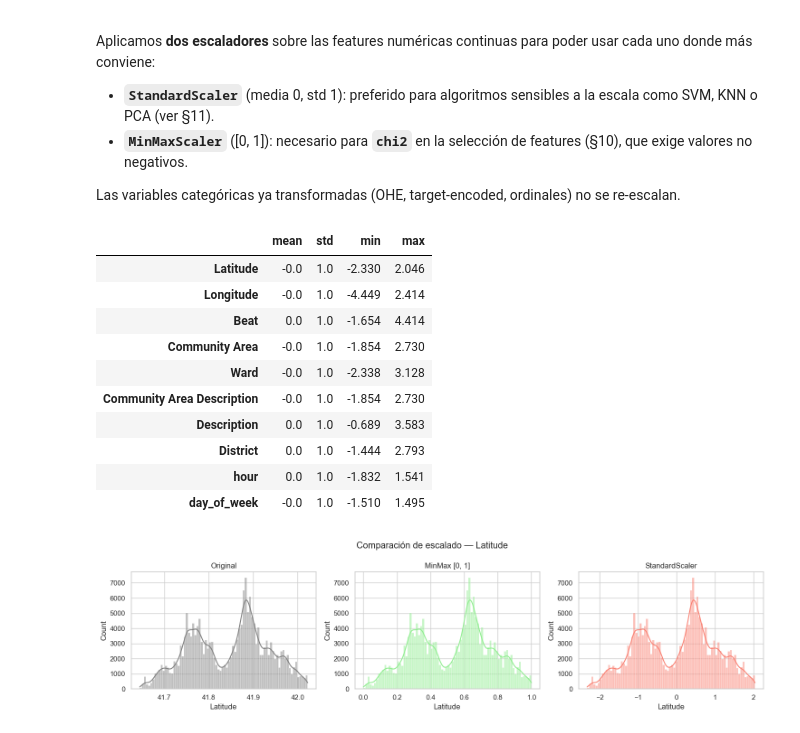
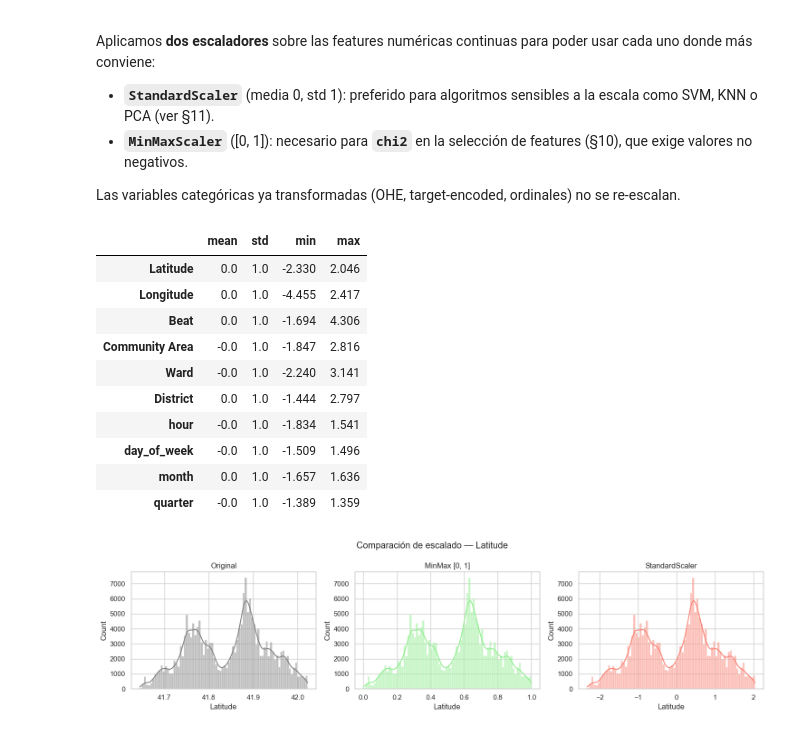
Before and after one commit to francomor/ceia-analisis-de-datos-tp-final, a Jupyter notebook: 2.tp_final_parte2_fran.ipynb, the cells around one changed output. Cells and saved outputs as stored; diff of their text form; code cells hidden in the pictures.

```diff
--- a/2.tp_final_parte2_fran.ipynb
+++ b/2.tp_final_parte2_fran.ipynb
@@ -274,18 +276,13 @@ missing_pct[missing_pct > 0].round(3).to_frame('% faltante')
 # %%
 num_coords = ['Latitude', 'Longitude']
-cat_text   = ['Location Description']
 
 imp_median = SimpleImputer(strategy='median')
-imp_unk    = SimpleImputer(strategy='constant', fill_value='UNKNOWN')
 
 X_train[num_coords] = imp_median.fit_transform(X_train[num_coords])
 X_test[num_coords]  = imp_median.transform(X_test[num_coords])
 
-X_train[cat_text] = imp_unk.fit_transform(X_train[cat_text])
-X_test[cat_text]  = imp_unk.transform(X_test[cat_text])
-
-assert X_train[num_coords + cat_text].isna().sum().sum() == 0
-assert X_test[num_coords + cat_text].isna().sum().sum() == 0
+assert X_train[num_coords].isna().sum().sum() == 0
+assert X_test[num_coords].isna().sum().sum() == 0
 print('Imputación completada. Faltantes restantes (por columna):')
 print(X_train.isna().sum()[X_train.isna().sum() > 0])
 # %% [output]
@@ -353,9 +346,11 @@ Estrategia por cardinalidad:
 X_train['Domestic'] = X_train['Domestic'].astype(int)
 X_test['Domestic']  = X_test['Domestic'].astype(int)
 
-# Reducir cardinalidad de Location Description a top-20 + OTHER
-top_loc = X_train['Location Description'].value_counts().head(20).index
-X_train['Location Description'] = X_train['Location Description'].where(
-    X_train['Location Description'].isin(top_loc), 'OTHER')
-X_test['Location Description'] = X_test['Location Description'].where(
-    X_test['Location Description'].isin(top_loc), 'OTHER')
+# Check de cardinalidad — valida la asignación de técnica de codificación.
+cat_cols = ['Primary Type', 'FBI Code', 'Beat', 'Community Area', 'Ward']
+card = pd.Series(
+    {c: X_train[c].nunique(dropna=False) for c in cat_cols},
+    name='cardinalidad'
+).sort_values()
+print('Cardinalidad de variables categóricas (en train):')
+print(card)
@@ -362,6 +365,6 @@ X_test['Location Description'] = X_test['Location Description'].where(
 # %%
 # One-Hot Encoding de baja cardinalidad
-cat_ohe = ['Primary Type', 'FBI Code', 'Location Description']
+cat_ohe = ['Primary Type', 'FBI Code']
 ohe = OneHotEncoder(cols=cat_ohe, use_cat_names=True, handle_unknown='value', handle_missing='value')
 X_train = ohe.fit_transform(X_train)
 X_test  = ohe.transform(X_test)
@@ -372,17 +375,6 @@ Tras OHE — X_train: (188926, 91) | X_test: (47232, 91)
 # %%
 # Target Encoding de alta cardinalidad (fit con y_train).
-#
-# Parámetro 'smoothing': controla el shrinkage bayesiano hacia la media global y_train.mean().
-# Para cada categoría c con n_c observaciones:
-#     enc(c) = (n_c * rate(c) + smoothing * prior) / (n_c + smoothing)
-# - smoothing bajo (→ 0) confía 100% en la tasa empírica de la categoría → riesgo de sobreajuste
-#   en categorías con pocas observaciones.
-# - smoothing alto (→ ∞) colapsa todas las categorías al prior → pierde señal.
-# Con ~150k filas de train y cardinalidades de 'Beat'/'Community Area' del orden de cientos,
-# el número medio de observaciones por categoría es decenas/cientos. smoothing=10 asegura que
-# categorías con <10 observaciones (las más propensas a ruido) se "pesen" más hacia el prior
-# mientras que las categorías numerosas preservan su tasa empírica.
-cat_te = ['Beat', 'Community Area', 'Ward', 'Community Area Description', 'Description']
+cat_te = ['Beat', 'Community Area', 'Ward']
 te = TargetEncoder(cols=cat_te, smoothing=10.0)
 X_train = te.fit_transform(X_train, y_train)
 X_test  = te.transform(X_test)
@@ -433,52 +435,52 @@ Aplicamos **dos escaladores** sobre las features numéricas continuas para poder
 Las variables categóricas ya transformadas (OHE, target-encoded, ordinales) no se re-escalan.
 # %%
 # Features numéricas a escalar. Categóricas codificadas (OHE, target-encoded) NO se re-escalan.
-# NOTA: Beat, Community Area, Ward, Community Area Description y Description fueron
-# transformadas in-place por TargetEncoder en §6 → ya son numéricas en [0, 1] aproximadamente.
+# NOTA: Beat, Community Area y Ward fueron transformadas in-place por TargetEncoder en §6
+# → ya son numéricas en [0, 1] aproximadamente.
 num_scale = [
     # Geográficas continuas
     'Latitude', 'Longitude',
     # Códigos geográficos target-encoded (ya son numéricos post-TE)
-    'Beat', 'Community Area', 'Ward', 'Community Area Description', 'Description',
+    'Beat', 'Community Area', 'Ward',
     # Códigos geográficos restantes (no target-encoded, pero numéricos)
     'District',
     # Temporales
     'hour', 'day_of_week', 'month', 'quarter', 'day_of_year',
     # Discretizadas
     'lat_bin', 'lon_bin',
 ]
 
 # Verificación de no-duplicados y existencia
 assert len(num_scale) == len(set(num_scale)), 'num_scale tiene columnas duplicadas'
 num_scale = [c for c in num_scale if c in X_train.columns]
 
 # Versión estandarizada
 std_scaler = StandardScaler()
 X_train_std = X_train.copy()
 X_test_std  = X_test.copy()
 X_train_std[num_scale] = std_scaler.fit_transform(X_train[num_scale])
 X_test_std[num_scale]  = std_scaler.transform(X_test[num_scale])
 
 # Versión MinMax (necesaria para chi2 en §10)
 mm_scaler = MinMaxScaler()
 X_train_mm = X_train.copy()
 X_test_mm  = X_test.copy()
 X_train_mm[num_scale] = mm_scaler.fit_transform(X_train[num_scale])
 X_test_mm[num_scale]  = mm_scaler.transform(X_test[num_scale])
 
 X_train_std[num_scale].describe().loc[['mean', 'std', 'min', 'max']].round(3).T.head(10)
 # %% [output]
 |  | mean | std | min | max |
-| Latitude | -0.0 | 1.0 | -2.330 | 2.046 |
-| Longitude | -0.0 | 1.0 | -4.449 | 2.414 |
-| Beat | 0.0 | 1.0 | -1.654 | 4.414 |
-| Community Area | -0.0 | 1.0 | -1.854 | 2.730 |
-| Ward | -0.0 | 1.0 | -2.338 | 3.128 |
-| Community Area Description | -0.0 | 1.0 | -1.854 | 2.730 |
-| Description | 0.0 | 1.0 | -0.689 | 3.583 |
-| District | 0.0 | 1.0 | -1.444 | 2.793 |
-| hour | 0.0 | 1.0 | -1.832 | 1.541 |
-| day_of_week | -0.0 | 1.0 | -1.510 | 1.495 |
+| Latitude | 0.0 | 1.0 | -2.330 | 2.046 |
+| Longitude | 0.0 | 1.0 | -4.455 | 2.417 |
+| Beat | 0.0 | 1.0 | -1.694 | 4.306 |
+| Community Area | -0.0 | 1.0 | -1.847 | 2.816 |
+| Ward | -0.0 | 1.0 | -2.240 | 3.141 |
+| District | 0.0 | 1.0 | -1.444 | 2.797 |
+| hour | -0.0 | 1.0 | -1.834 | 1.541 |
+| day_of_week | -0.0 | 1.0 | -1.509 | 1.496 |
+| month | 0.0 | 1.0 | -1.657 | 1.636 |
+| quarter | -0.0 | 1.0 | -1.389 | 1.359 |
 # %%
 # Visualización comparativa sobre una variable representativa
 col = 'Latitude'
```
Also changed, not shown: parts of 25 cells of this notebook.
